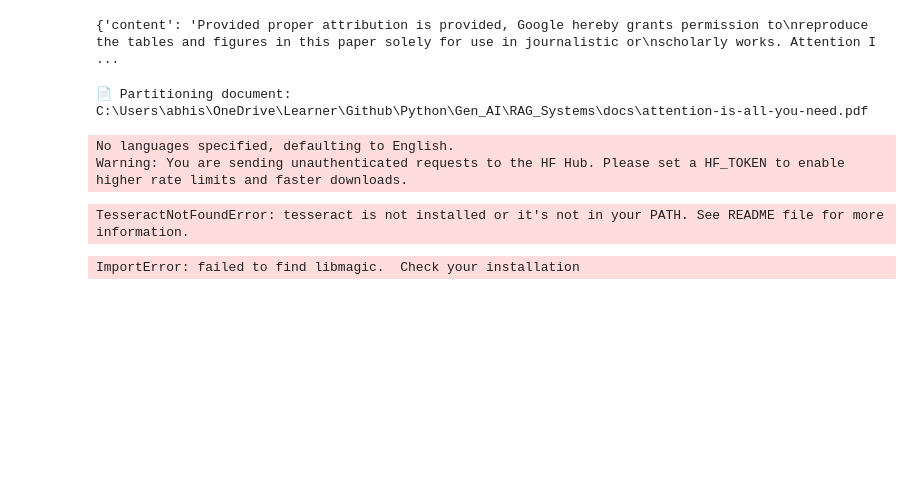
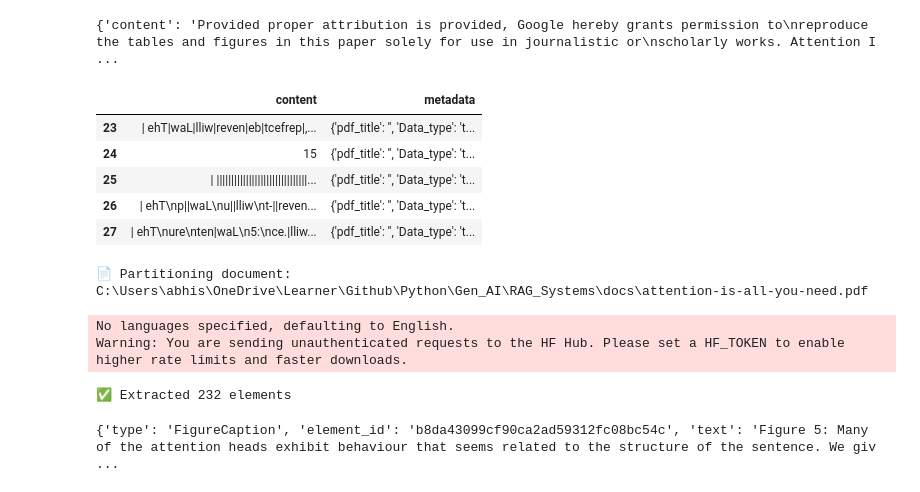
Before and after one commit to Abhishek-Bhardwaj001/Python, a Jupyter notebook: Gen_AI/RAG_Systems/src/multi_model_rag_playground.ipynb, the cells around one changed output. Drawn from its saved outputs; the diff is of its cells as text; code cells hidden in the pictures; blank space fills up the shorter version.

Commit message:
Building RAG with Unstructured.io

```diff
--- a/Gen_AI/RAG_Systems/src/multi_model_rag_playground.ipynb
+++ b/Gen_AI/RAG_Systems/src/multi_model_rag_playground.ipynb
@@ -61,36 +70,48 @@ text_data  =document_extract.convert_to_markdown(data=file_path,page_metadata=Tr
 print(text_data[0])
 # %% [output]
 {'content': 'Provided proper attribution is provided, Google hereby grants permission to\nreproduce the tables and figures in this paper solely for use in journalistic or\nscholarly works. Attention I ...
+# %%
+df = pd.DataFrame(text_data)
+# %%
+df.tail()
+# %% [output]
+|  | content | metadata |
+| 23 | | ehT|waL|lliw|reven|eb|tcefrep|,... | {'pdf_title': '', 'Data_type': 't... |
+| 24 | 15 | {'pdf_title': '', 'Data_type': 't... |
+| 25 | | |||||||||||||||||||||||||||||||... | {'pdf_title': '', 'Data_type': 't... |
+| 26 | | ehT\np||waL\nu||lliw\nt-||reven... | {'pdf_title': '', 'Data_type': 't... |
+| 27 | | ehT\nure\nten|waL\n5:\nce.|lliw... | {'pdf_title': '', 'Data_type': 't... |
 # %%
+import os
+import pytesseract
+
+# Fix Tesseract path
+pytesseract.pytesseract.tesseract_cmd = r"C:\Program Files\Tesseract-OCR\tesseract.exe"
+os.environ["PATH"] += os.pathsep + r"C:\Program Files\Tesseract-OCR"
+
+from unstructured.partition.pdf import partition_pdf
+
+
 def partition_document(file_path: str):
-    """Extract elements from PDF using unstructured"""
     print(f"📄 Partitioning document: {file_path}")
 
     elements = partition_pdf(
-        filename=file_path,  # Path to your PDF file
-        strategy="hi_res", # Use the most accurate (but slower) processing method of extraction
-        infer_table_structure=True, # Keep tables as structured HTML, not jumbled text
-        extract_image_block_types=["Image"], # Grab images found in the PDF
-        extract_image_block_to_payload=True # Store images as base64 data you can actually use
+        filename=file_path,
+        strategy="hi_res",
+        infer_table_structure=True,
+        extract_image_block_types=["Image"],
+        extract_image_block_to_payload=True
     )
 
     print(f"✅ Extracted {len(elements)} elements")
     return elements
-
-# Test with your PDF file
- # Change this to your PDF path
 elements = partition_document(file_path)
 # %% [output]
 📄 Partitioning document: C:\Users\abhis\OneDrive\Learner\Github\Python\Gen_AI\RAG_Systems\docs\attention-is-all-you-need.pdf
 No languages specified, defaulting to English.
 Warning: You are sending unauthenticated requests to the HF Hub. Please set a HF_TOKEN to enable higher rate limits and faster downloads.
-TesseractNotFoundError: tesseract is not installed or it's not in your PATH. See README file for more information.
+✅ Extracted 232 elements
-# %%
-import pytesseract
-import magic
-import unstructured
-import pdf2image
-
-print("All dependencies OK 🚀")
-# %% [output]
-ImportError: failed to find libmagic.  Check your installation
+# %%
+print(elements[230].to_dict())
+# %% [output]
+{'type': 'FigureCaption', 'element_id': 'b8da43099cf90ca2ad59312fc08bc54c', 'text': 'Figure 5: Many of the attention heads exhibit behaviour that seems related to the structure of the sentence. We giv ...
```
Also changed, not shown: parts of 15 cells of this notebook.
